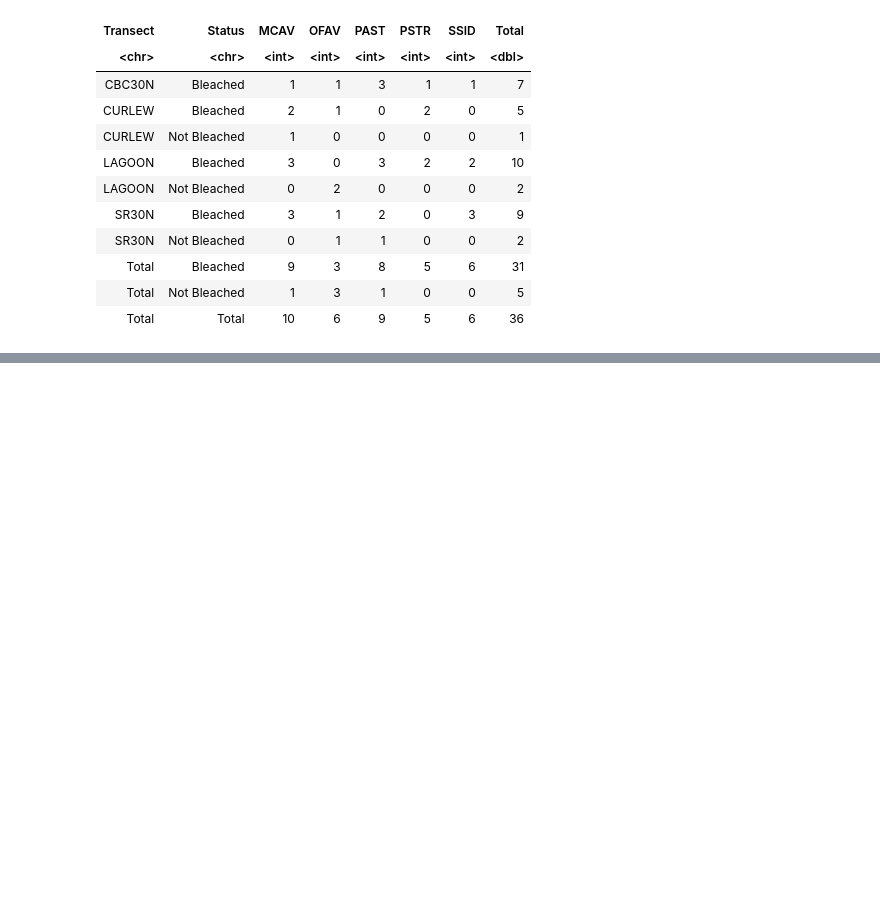
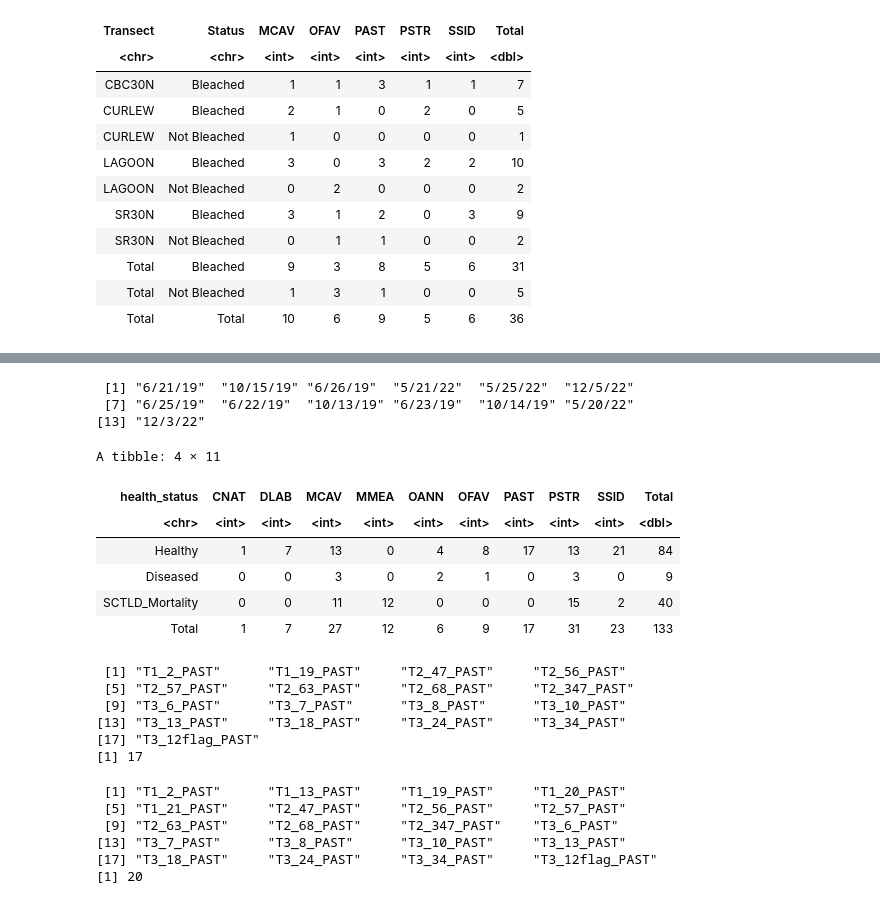
Before and after one commit to brookewicz/Code_notebook, a Jupyter notebook: SampleSummaries.ipynb, the cells around one changed output, grey strips where cells are left out. Drawn from its saved outputs; the diff is of its cells as text; code cells hidden in the pictures; blank space fills up the shorter version.

```diff
--- a/SampleSummaries.ipynb
+++ b/SampleSummaries.ipynb
@@ -256,0 +412,49 @@ write.csv(clb_immunesummary, 'tables/clb_immunesummary.csv',row.names=FALSE)
+# %%
+# filter for colonies tagged pre 2024
+allsctld_colony<-colony %>%
+    filter(!str_detect(Date_InitialTag, "/24"))
+# %%
+unique(allsctld_colony$Date_InitialTag)
+# %% [output]
+ [1] "6/21/19"  "10/15/19" "6/26/19"  "5/21/22"  "5/25/22"  "12/5/22"
+ [7] "6/25/19"  "6/22/19"  "10/13/19" "6/23/19"  "10/14/19" "5/20/22"
+[13] "12/3/22"
+# %%
+# define health statuses
+allsctld_colony <- allsctld_colony %>%
+  mutate(
+    health_status = case_when(
+      if_any(any_of(cols), ~ str_detect(., "Dead")) ~ "SCTLD_Mortality",
+      if_any(any_of(cols), ~ str_detect(., "Healthy")) ~ "Healthy",
+      if_any(any_of(cols), ~ str_detect(., "Diseased")) ~ "Diseased",
+      TRUE ~ "Healthy"
+    )
+  )
+
+# summarize
+summary_allsctld <- allsctld_colony %>%
+  group_by(Species, health_status) %>%
+  summarise(n = n(), .groups = "drop") %>%
+  pivot_wider(names_from = Species, values_from = n, values_fill = 0)%>%
+# add totals per health status
+  mutate(Total = rowSums(across(-c(health_status))))
+
+# Add row totals per Status
+allstatus_totals <- summary_allsctld %>%
+  select(-health_status) %>%
+  summarise(across(everything(), sum)) %>%
+  mutate(health_status = "Total") %>%
+  select(everything())
+
+# Combine
+allsctld_summarytable <- bind_rows(summary_allsctld, allstatus_totals) %>%
+    arrange(factor(health_status, levels = c('Healthy','Diseased','SCTLD_Mortality','Total')))
+allsctld_summarytable
+# %% [output]
+A tibble: 4 × 11
+| health_status | CNAT | DLAB | MCAV | MMEA | OANN | OFAV | PAST | PSTR | SSID | Total |
+| <chr> | <int> | <int> | <int> | <int> | <int> | <int> | <int> | <int> | <int> | <dbl> |
+| Healthy | 1 | 7 | 13 | 0 | 4 | 8 | 17 | 13 | 21 | 84 |
+| Diseased | 0 | 0 | 3 | 0 | 2 | 1 | 0 | 3 | 0 | 9 |
+| SCTLD_Mortality | 0 | 0 | 11 | 12 | 0 | 0 | 0 | 15 | 2 | 40 |
+| Total | 1 | 7 | 27 | 12 | 6 | 9 | 17 | 31 | 23 | 133 |
@@ -256,0 +463,27 @@ write.csv(clb_immunesummary, 'tables/clb_immunesummary.csv',row.names=FALSE)
+# %%
+# compare past colonies
+all_past<-allsctld_colony %>%
+    filter((Species == 'PAST') & (health_status == 'Healthy'))
+
+past_subset<-sctld_colony %>%
+    filter((Species == 'PAST') & (health_status == 'Healthy'))
+print(unique(all_past$colony_id))
+print(length(unique(all_past$colony_id)))
+# %% [output]
+ [1] "T1_2_PAST"      "T1_19_PAST"     "T2_47_PAST"     "T2_56_PAST"
+ [5] "T2_57_PAST"     "T2_63_PAST"     "T2_68_PAST"     "T2_347_PAST"
+ [9] "T3_6_PAST"      "T3_7_PAST"      "T3_8_PAST"      "T3_10_PAST"
+[13] "T3_13_PAST"     "T3_18_PAST"     "T3_24_PAST"     "T3_34_PAST"
+[17] "T3_12flag_PAST"
+[1] 17
+# %%
+print(unique(past_subset$colony_id))
+print(length(unique(past_subset$colony_id)))
+# missing t1 13, t1 20, t1 21
+# %% [output]
+ [1] "T1_2_PAST"      "T1_13_PAST"     "T1_19_PAST"     "T1_20_PAST"
+ [5] "T1_21_PAST"     "T2_47_PAST"     "T2_56_PAST"     "T2_57_PAST"
+ [9] "T2_63_PAST"     "T2_68_PAST"     "T2_347_PAST"    "T3_6_PAST"
+[13] "T3_7_PAST"      "T3_8_PAST"      "T3_10_PAST"     "T3_13_PAST"
+[17] "T3_18_PAST"     "T3_24_PAST"     "T3_34_PAST"     "T3_12flag_PAST"
+[1] 20
```
Also changed, not shown: parts of 19 cells of this notebook, 1 other file.
